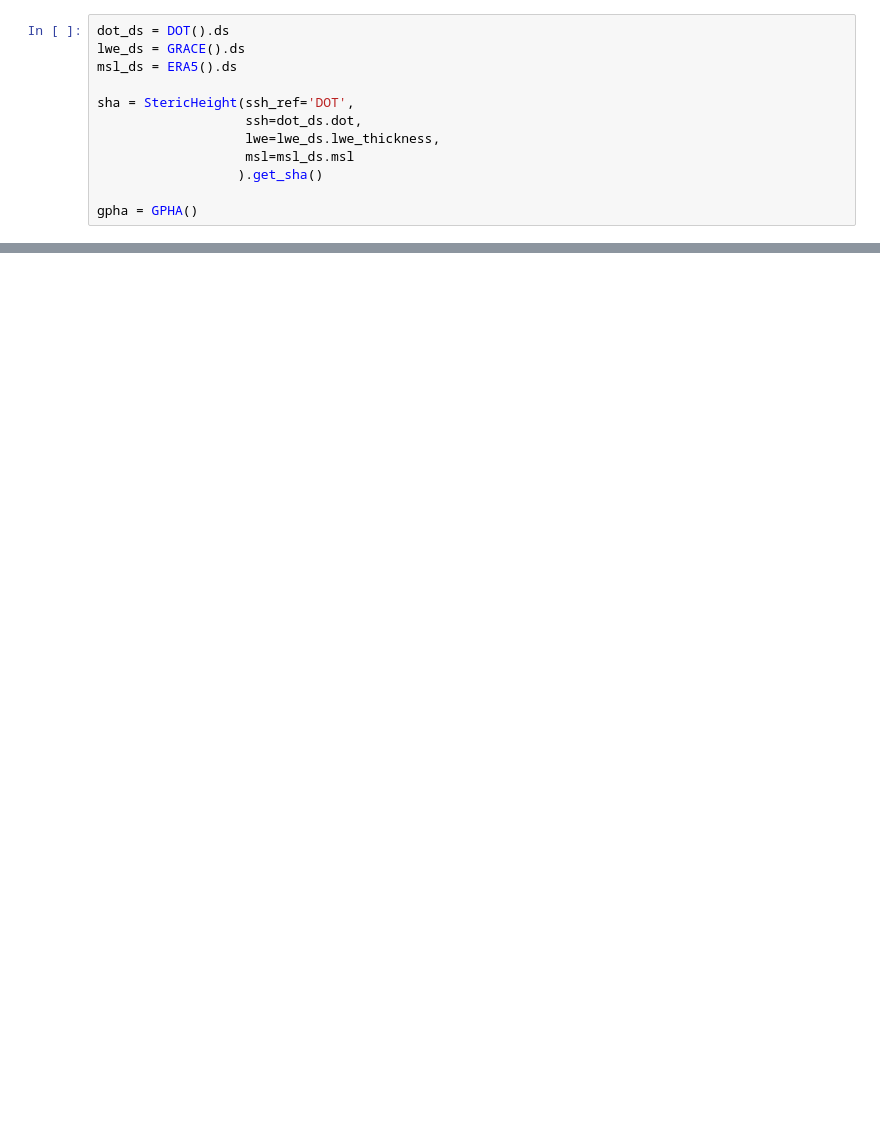
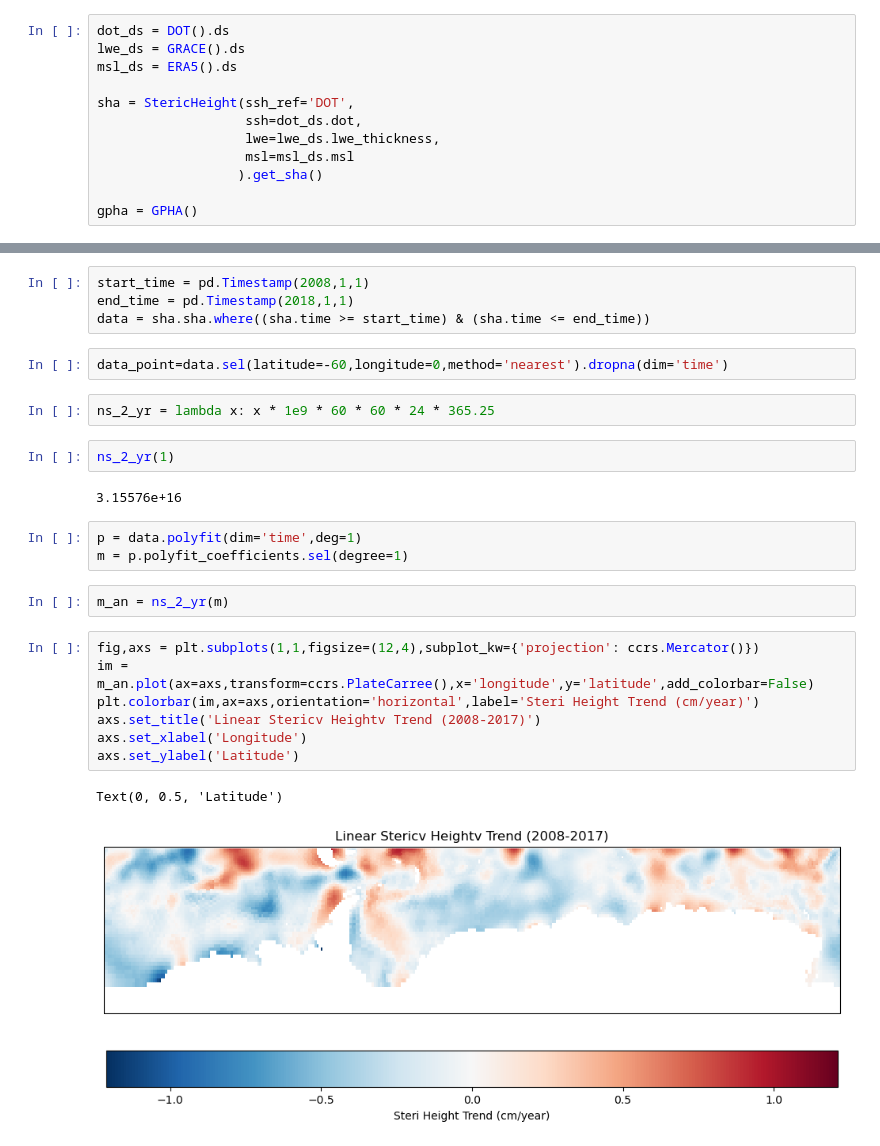
Before and after one commit to eejco/stericheight_2023, a Jupyter notebook: figure_4.ipynb, the cells around one changed output, grey strips where cells are left out. Cells and saved outputs as stored; diff of their text form; blank space fills up the shorter version.

```diff
--- a/figure_4.ipynb
+++ b/figure_4.ipynb
@@ -106,0 +36,27 @@ fig.savefig('plots/figure4.png',dpi=200,transparent=True,bbox_inches='tight')
+# %%
+start_time = pd.Timestamp(2008,1,1)
+end_time = pd.Timestamp(2018,1,1)
+data = sha.sha.where((sha.time >= start_time) & (sha.time <= end_time))
+# %%
+data_point=data.sel(latitude=-60,longitude=0,method='nearest').dropna(dim='time')
+# %%
+ns_2_yr = lambda x: x * 1e9 * 60 * 60 * 24 * 365.25
+# %%
+ns_2_yr(1)
+# %% [output]
+3.15576e+16
+# %%
+p = data.polyfit(dim='time',deg=1)
+m = p.polyfit_coefficients.sel(degree=1)
+# %%
+m_an = ns_2_yr(m)
+# %%
+fig,axs = plt.subplots(1,1,figsize=(12,4),subplot_kw={'projection': ccrs.Mercator()})
+im = m_an.plot(ax=axs,transform=ccrs.PlateCarree(),x='longitude',y='latitude',add_colorbar=False)
+plt.colorbar(im,ax=axs,orientation='horizontal',label='Steri Height Trend (cm/year)')
+axs.set_title('Linear Stericv Heightv Trend (2008-2017)')
+axs.set_xlabel('Longitude')
+axs.set_ylabel('Latitude')
+# %% [output]
+Text(0, 0.5, 'Latitude')
+[figure, added]
```
Also changed, not shown: parts of 11 cells of this notebook, 7 other files.
